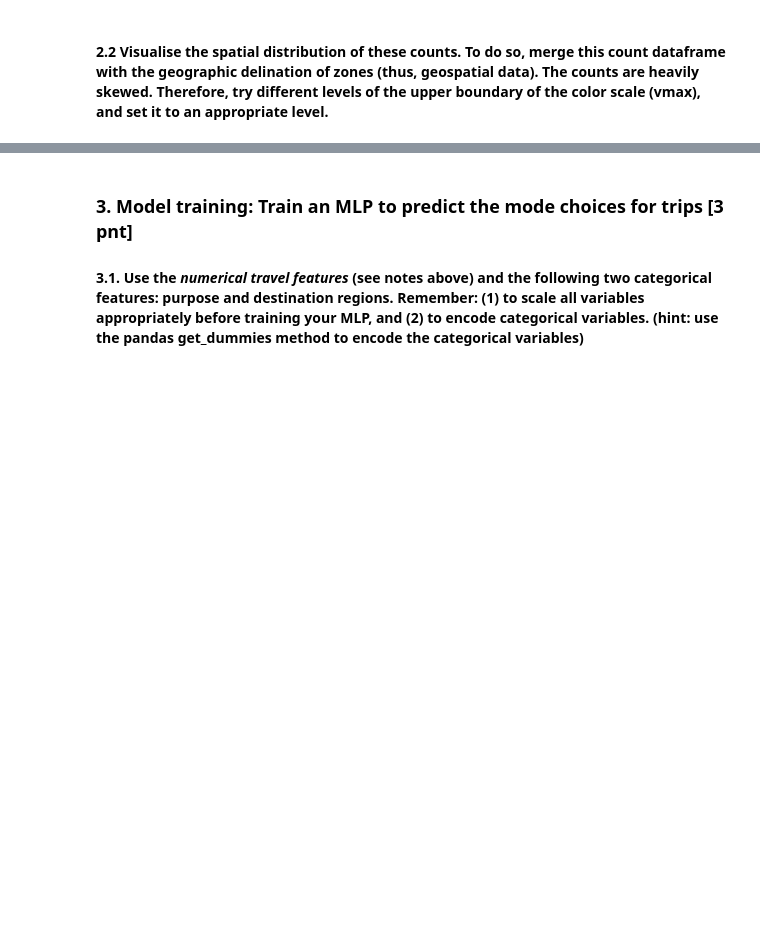
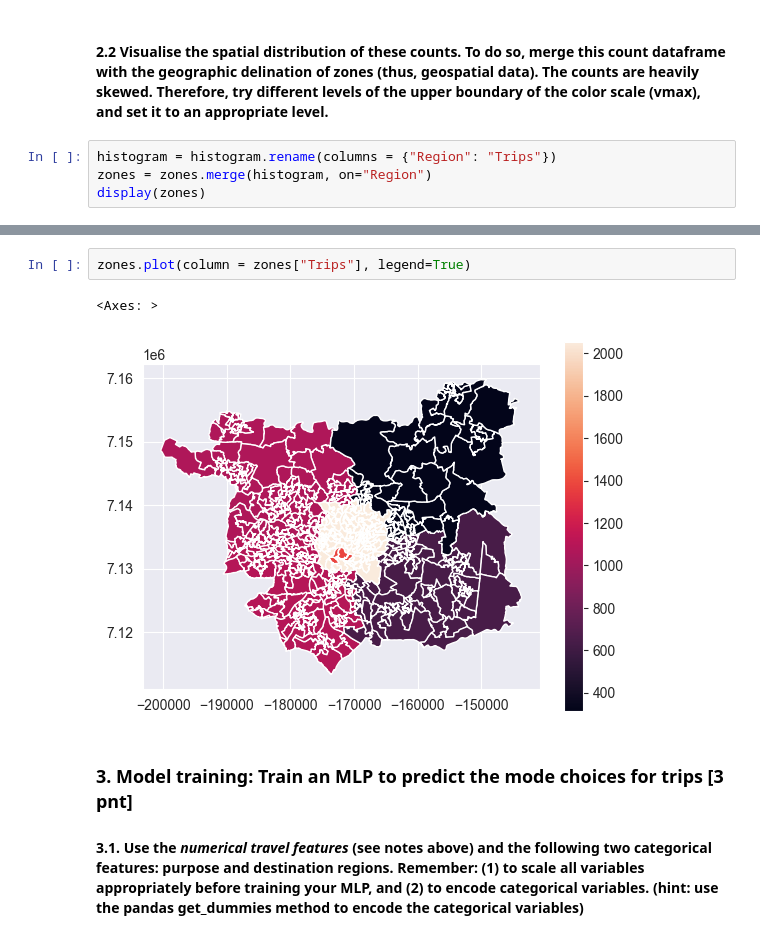
Before and after one commit to alexjansink/Q2_2023, a Jupyter notebook: Assigments/assignment_02/assignment_02.ipynb, the cells around one changed output, grey strips where cells are left out. Cells and saved outputs as stored; diff of their text form; blank space fills up the shorter version.

```diff
--- a/Assigments/assignment_02/assignment_02.ipynb
+++ b/Assigments/assignment_02/assignment_02.ipynb
@@ -137,2 +276,6 @@ pd.set_option('display.max_columns', None)
 # %% [markdown]
 #### 2.2 Visualise the spatial distribution of these counts. To do so, merge this count dataframe with the geographic delination of zones (thus, geospatial data). The counts are heavily skewed. Therefore, try different levels of the upper boundary of the color scale (vmax), and set it to an appropriate level.
+# %%
+histogram = histogram.rename(columns = {"Region": "Trips"})
+zones = zones.merge(histogram, on="Region")
+display(zones)
@@ -139,3 +296,8 @@ pd.set_option('display.max_columns', None)
+# %%
+zones.plot(column = zones["Trips"], legend=True)
+# %% [output]
+<Axes: >
+[figure, added]
 # %% [markdown]
 ### 3. Model training: Train an MLP to predict the mode choices for trips [3 pnt]
 
```
Also changed, not shown: parts of 10 cells of this notebook.
